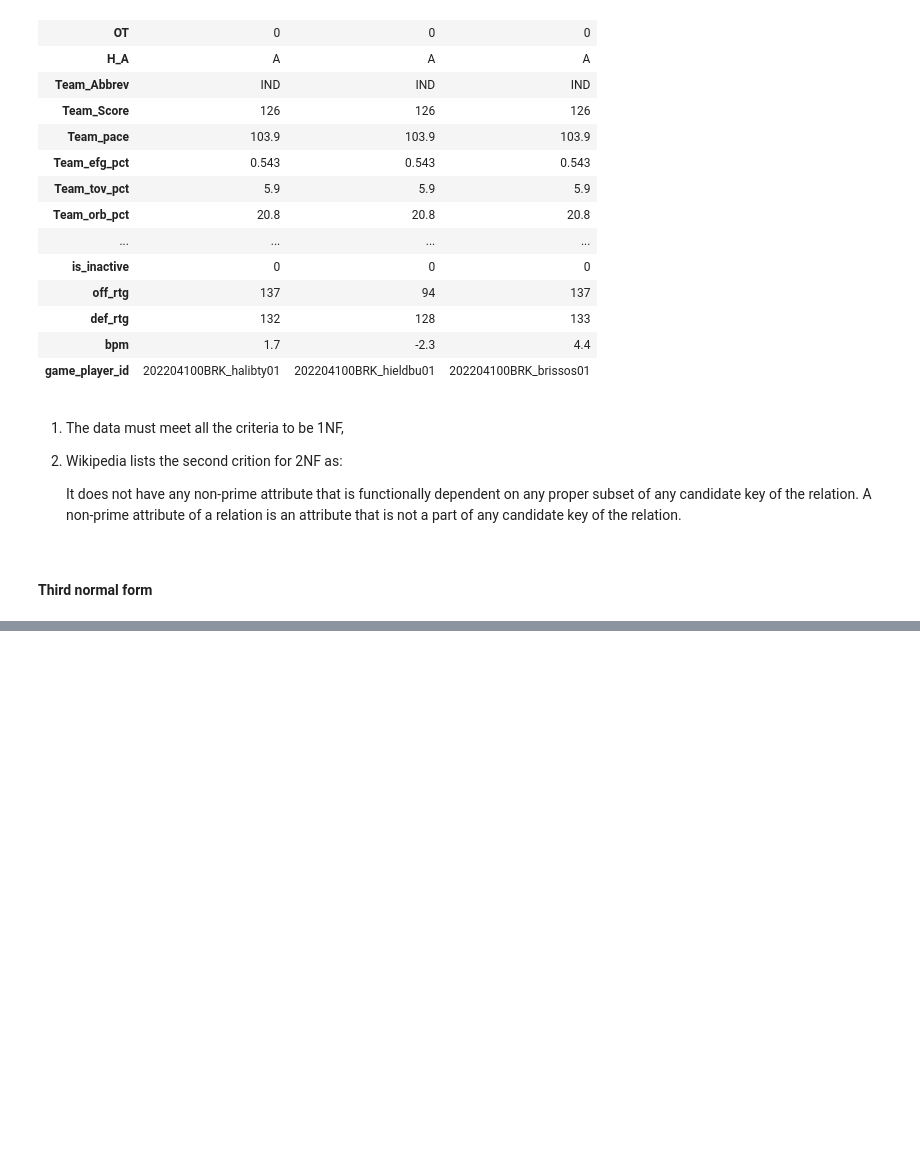
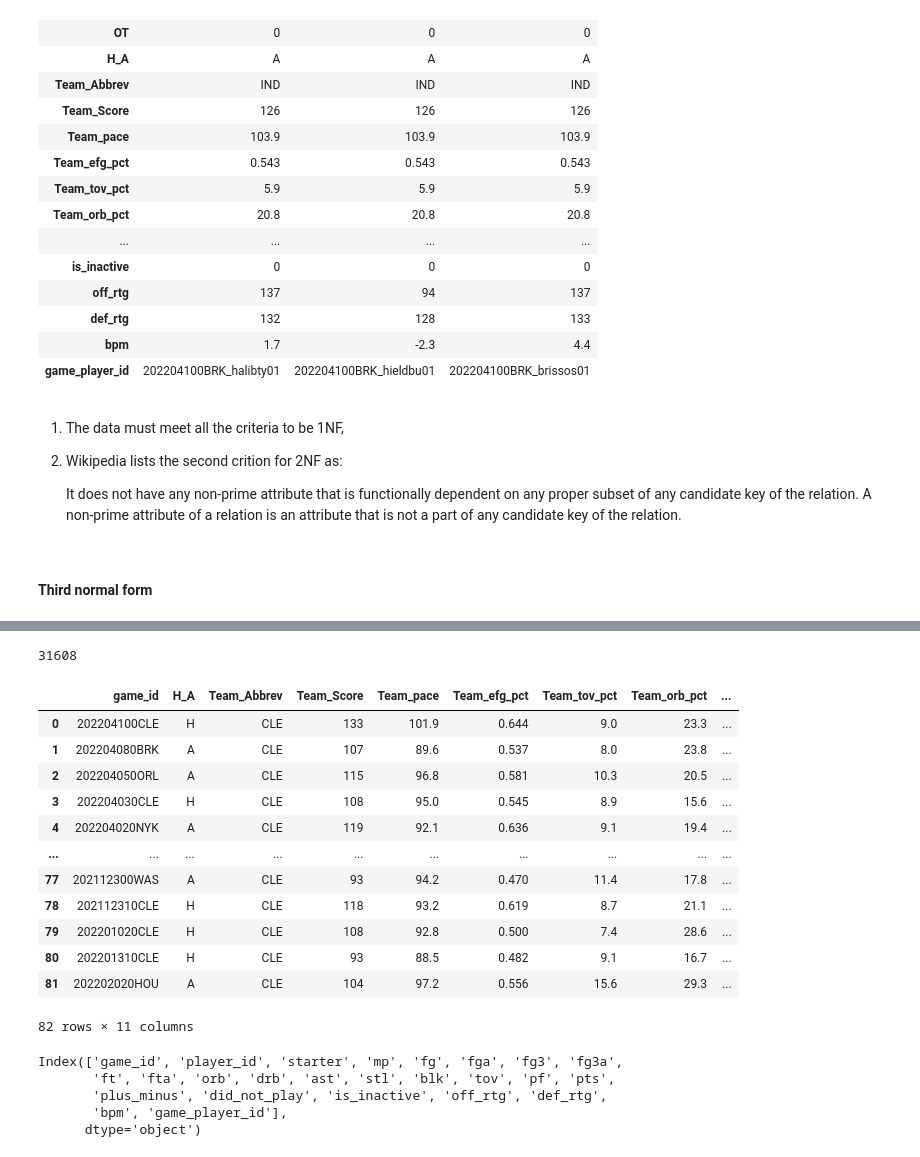
Before and after one commit to LuzMelo/contrans, a Jupyter notebook: examples/nba_example.ipynb, the cells around one changed output, grey strips where cells are left out. Cells and saved outputs as stored; diff of their text form; code cells hidden in the pictures; blank space fills up the shorter version.

```diff
--- a/examples/nba_example.ipynb
+++ b/examples/nba_example.ipynb
@@ -147,0 +308,38 @@ Transitive dependencies:
+# %%
+nba_db = sqlite3.connect("nba.db")
+# %%
+nba_game.to_sql('games',nba_db, index = False, chunksize = 1000, if_exists='replace')
+nba_players.to_sql('players',nba_db, index = False, chunksize = 1000, if_exists='replace')
+nba_teamgame.to_sql('team_game',nba_db, index = False, chunksize = 1000, if_exists='replace')
+nba_playergame.to_sql('player_game',nba_db, index = False, chunksize = 1000, if_exists='replace')
+# %% [output]
+31608
+# %%
+myquery = '''
+SELECT *
+FROM team_game
+WHERE Team_Abbrev = 'CLE'
+'''
+pd.read_sql(myquery, nba_db)
+# %% [output]
+|  | game_id | H_A | Team_Abbrev | Team_Score | Team_pace | Team_efg_pct | Team_tov_pct | Team_orb_pct | ... |
+| 0 | 202204100CLE | H | CLE | 133 | 101.9 | 0.644 | 9.0 | 23.3 | ... |
+| 1 | 202204080BRK | A | CLE | 107 | 89.6 | 0.537 | 8.0 | 23.8 | ... |
+| 2 | 202204050ORL | A | CLE | 115 | 96.8 | 0.581 | 10.3 | 20.5 | ... |
+| 3 | 202204030CLE | H | CLE | 108 | 95.0 | 0.545 | 8.9 | 15.6 | ... |
+| 4 | 202204020NYK | A | CLE | 119 | 92.1 | 0.636 | 9.1 | 19.4 | ... |
+| ... | ... | ... | ... | ... | ... | ... | ... | ... | ... |
+| 77 | 202112300WAS | A | CLE | 93 | 94.2 | 0.470 | 11.4 | 17.8 | ... |
+| 78 | 202112310CLE | H | CLE | 118 | 93.2 | 0.619 | 8.7 | 21.1 | ... |
+| 79 | 202201020CLE | H | CLE | 108 | 92.8 | 0.500 | 7.4 | 28.6 | ... |
+| 80 | 202201310CLE | H | CLE | 93 | 88.5 | 0.482 | 9.1 | 16.7 | ... |
+| 81 | 202202020HOU | A | CLE | 104 | 97.2 | 0.556 | 15.6 | 29.3 | ... |
+82 rows × 11 columns
+# %%
+nba_playergame.columns
+# %% [output]
+Index(['game_id', 'player_id', 'starter', 'mp', 'fg', 'fga', 'fg3', 'fg3a',
+       'ft', 'fta', 'orb', 'drb', 'ast', 'stl', 'blk', 'tov', 'pf', 'pts',
+       'plus_minus', 'did_not_play', 'is_inactive', 'off_rtg', 'def_rtg',
+       'bpm', 'game_player_id'],
+      dtype='object')
```
Also changed, not shown: parts of 33 cells of this notebook, 5 other files.
